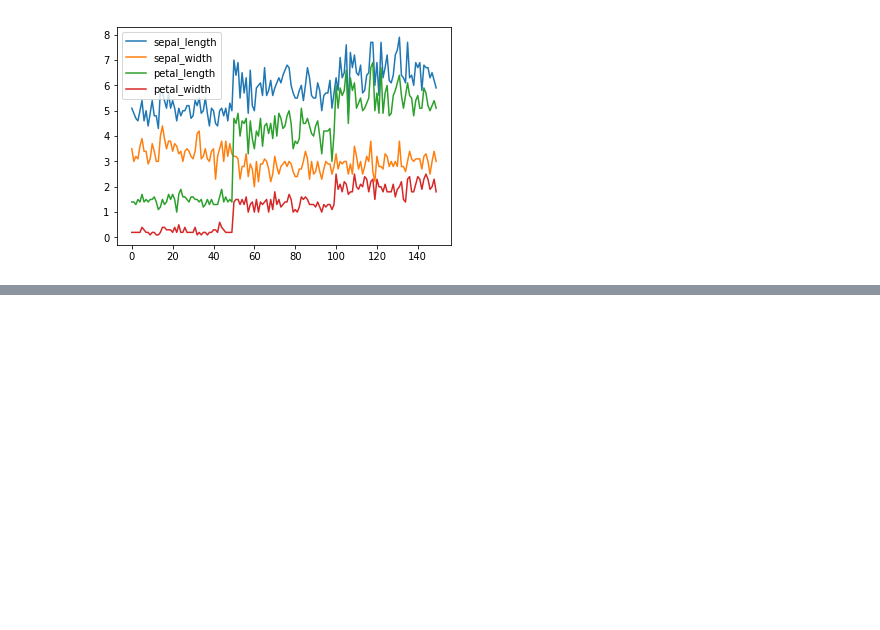
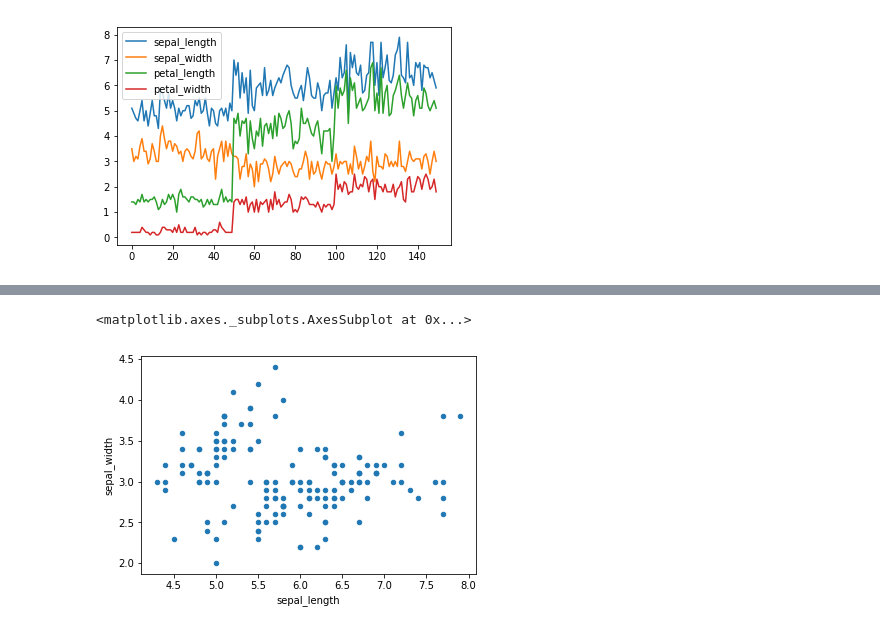
Before and after one commit to xenakas/py_projects, a Jupyter notebook: pandas.ipynb, the cells around one changed output, grey strips where cells are left out. Cells and saved outputs as stored; diff of their text form; code cells hidden in the pictures; blank space fills up the shorter version.

```diff
--- a/pandas.ipynb
+++ b/pandas.ipynb
@@ -177,0 +174,5 @@ NameError: name 'x' is not defined
+# %%
+df_iris.plot(x='sepal_length', y ='sepal_width', kind = 'scatter')
+# %% [output]
+<matplotlib.axes._subplots.AxesSubplot at 0x...>
+[figure, added]
```
Also changed, not shown: parts of 8 cells of this notebook.
